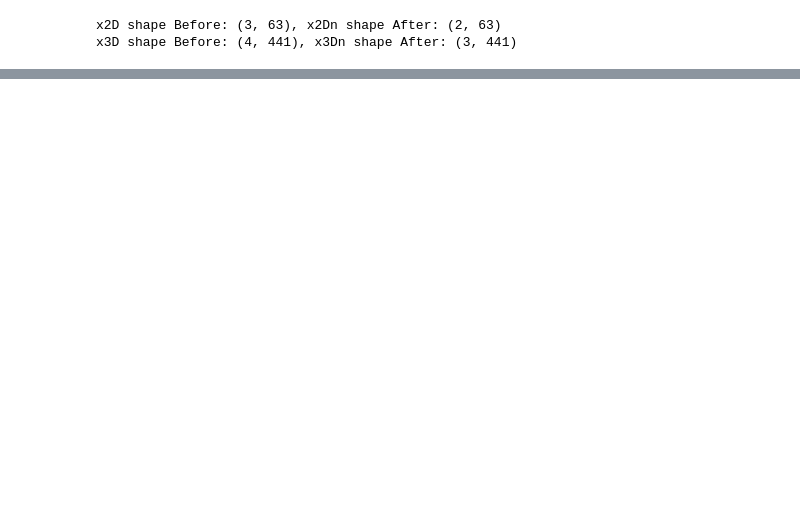
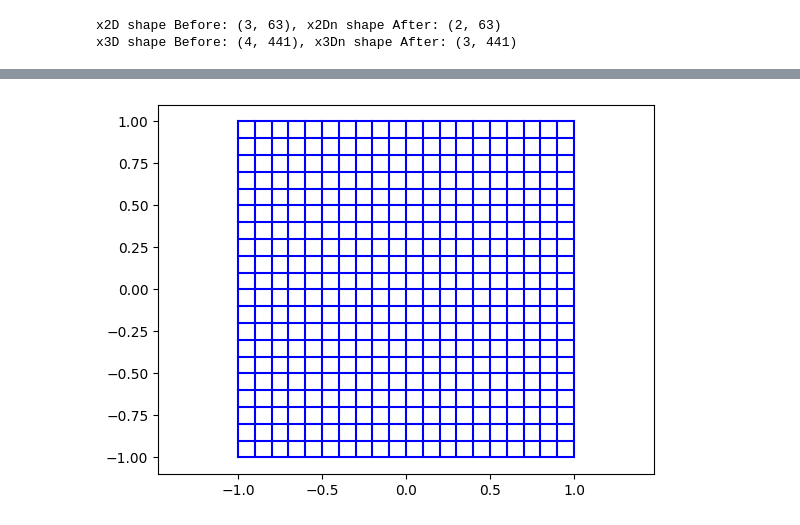
Before and after one commit to JesusPetro/Vision-Artificial-2P2025, a Jupyter notebook: semana 4/T00065696_work3.ipynb, the cells around one changed output, grey strips where cells are left out. Cells and saved outputs as stored; diff of their text form; code cells hidden in the pictures; blank space fills up the shorter version.

```diff
--- a/semana 4/T00065696_work3.ipynb
+++ b/semana 4/T00065696_work3.ipynb
@@ -241,0 +1005,6 @@ x3D shape Before: (4, 441), x3Dn shape After: (3, 441)
+# %%
+plt.plot([startpoints[0, :], endpoints[0, :]], [startpoints[1, :], endpoints[1, :]], 'b-')
+plt.axis('equal')
+plt.show()
+# %% [output]
+[figure, added]
```
Also changed, not shown: parts of 20 cells of this notebook.
